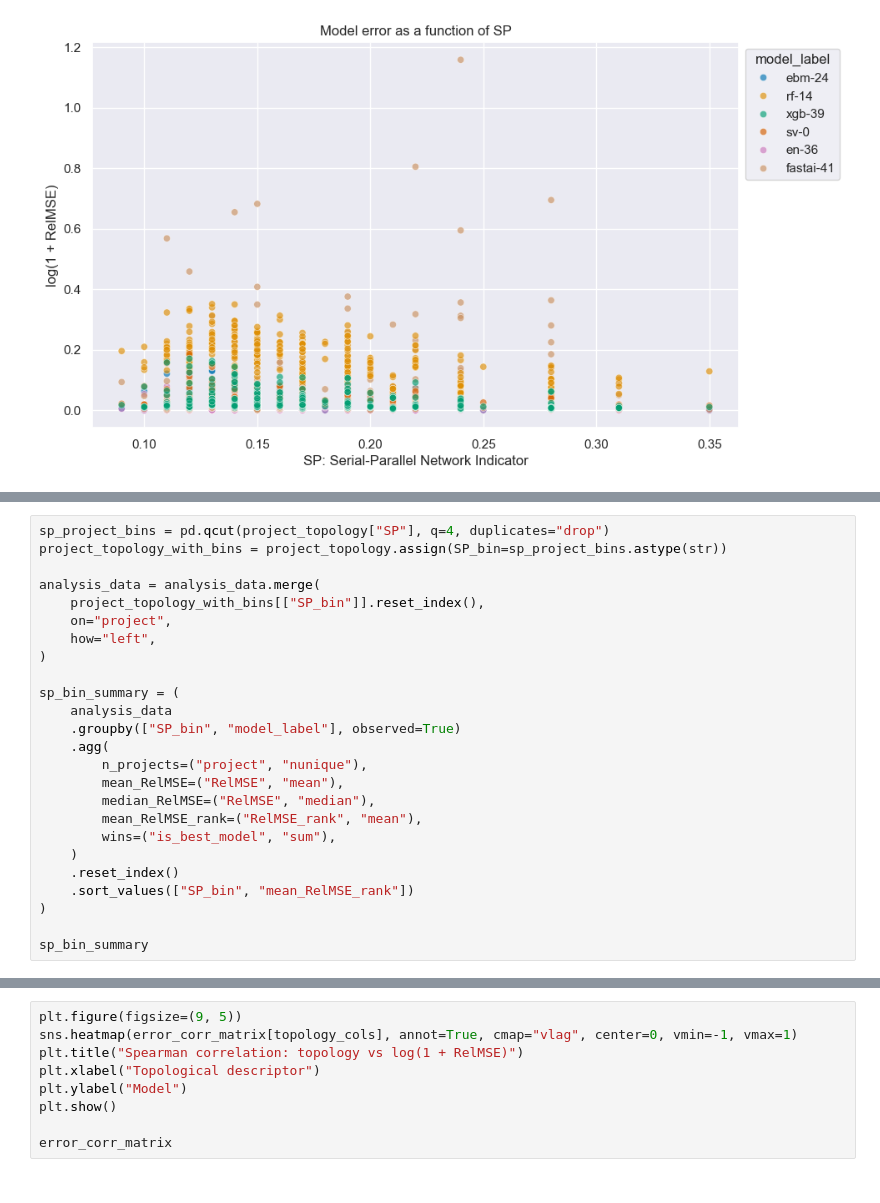
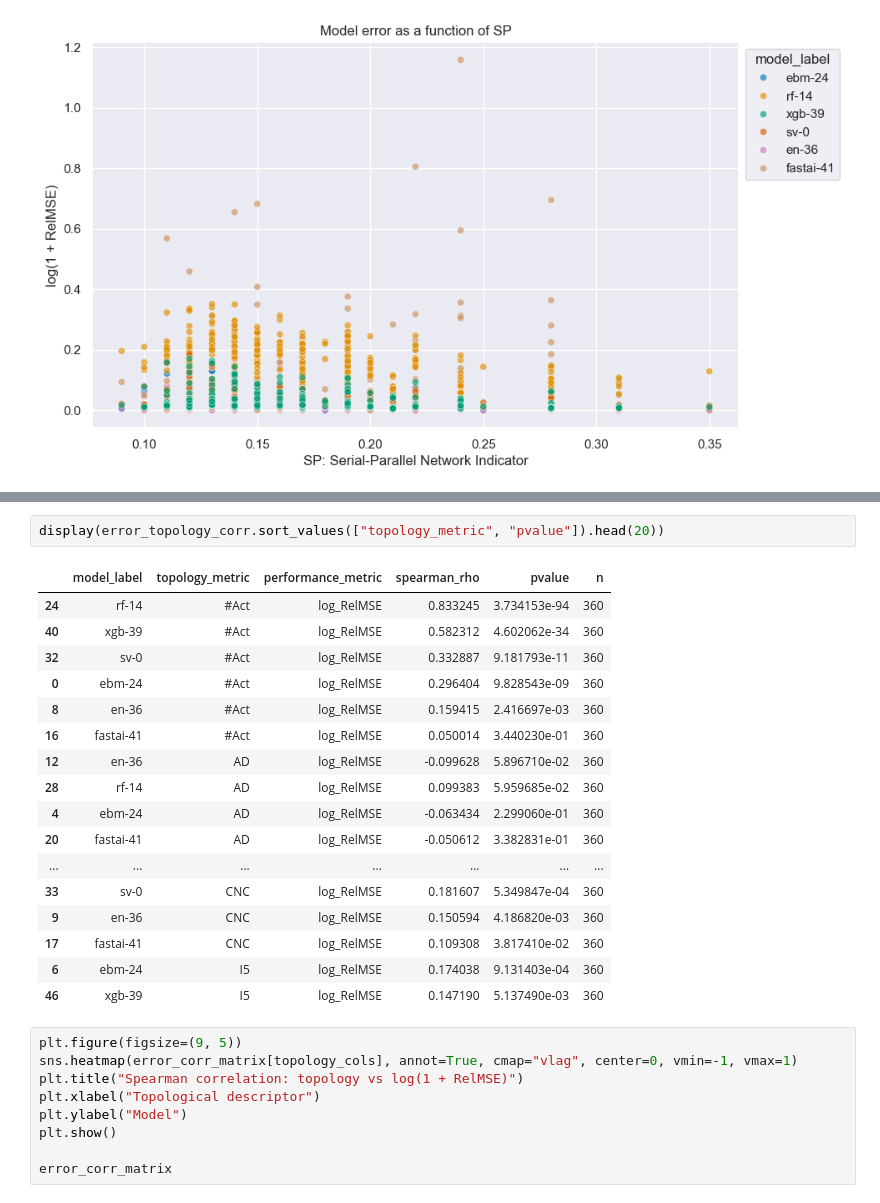
Before and after one commit to jismartin/GlassBoxEVM, a Jupyter notebook: topology_analysis.ipynb, the cells around one changed output, grey strips where cells are left out. Drawn from its saved outputs; the diff is of its cells as text.

```diff
--- a/topology_analysis.ipynb
+++ b/topology_analysis.ipynb
@@ -293,25 +302,0 @@ plt.show()
-# %%
-sp_project_bins = pd.qcut(project_topology["SP"], q=4, duplicates="drop")
-project_topology_with_bins = project_topology.assign(SP_bin=sp_project_bins.astype(str))
-
-analysis_data = analysis_data.merge(
-    project_topology_with_bins[["SP_bin"]].reset_index(),
-    on="project",
-    how="left",
-)
-
-sp_bin_summary = (
-    analysis_data
-    .groupby(["SP_bin", "model_label"], observed=True)
-    .agg(
-        n_projects=("project", "nunique"),
-        mean_RelMSE=("RelMSE", "mean"),
-        median_RelMSE=("RelMSE", "median"),
-        mean_RelMSE_rank=("RelMSE_rank", "mean"),
-        wins=("is_best_model", "sum"),
-    )
-    .reset_index()
-    .sort_values(["SP_bin", "mean_RelMSE_rank"])
-)
-
-sp_bin_summary
@@ -448,3 +328,23 @@ rank_corr_matrix
+# %%
+display(error_topology_corr.sort_values(["topology_metric", "pvalue"]).head(20))
+# %% [output]
+|  | model_label | topology_metric | performance_metric | spearman_rho | pvalue | n |
+| 24 | rf-14 | #Act | log_RelMSE | 0.833245 | 3.734153e-94 | 360 |
+| 40 | xgb-39 | #Act | log_RelMSE | 0.582312 | 4.602062e-34 | 360 |
+| 32 | sv-0 | #Act | log_RelMSE | 0.332887 | 9.181793e-11 | 360 |
+| 0 | ebm-24 | #Act | log_RelMSE | 0.296404 | 9.828543e-09 | 360 |
+| 8 | en-36 | #Act | log_RelMSE | 0.159415 | 2.416697e-03 | 360 |
+| 16 | fastai-41 | #Act | log_RelMSE | 0.050014 | 3.440230e-01 | 360 |
+| 12 | en-36 | AD | log_RelMSE | -0.099628 | 5.896710e-02 | 360 |
+| 28 | rf-14 | AD | log_RelMSE | 0.099383 | 5.959685e-02 | 360 |
+| 4 | ebm-24 | AD | log_RelMSE | -0.063434 | 2.299060e-01 | 360 |
+| 20 | fastai-41 | AD | log_RelMSE | -0.050612 | 3.382831e-01 | 360 |
+| ... | ... | ... | ... | ... | ... | ... |
+| 33 | sv-0 | CNC | log_RelMSE | 0.181607 | 5.349847e-04 | 360 |
+| 9 | en-36 | CNC | log_RelMSE | 0.150594 | 4.186820e-03 | 360 |
+| 17 | fastai-41 | CNC | log_RelMSE | 0.109308 | 3.817410e-02 | 360 |
+| 6 | ebm-24 | I5 | log_RelMSE | 0.174038 | 9.131403e-04 | 360 |
+| 46 | xgb-39 | I5 | log_RelMSE | 0.147190 | 5.137490e-03 | 360 |
 # %%
 plt.figure(figsize=(9, 5))
 sns.heatmap(error_corr_matrix[topology_cols], annot=True, cmap="vlag", center=0, vmin=-1, vmax=1)
```
Also changed, not shown: parts of 17 cells of this notebook, 1 other file.
